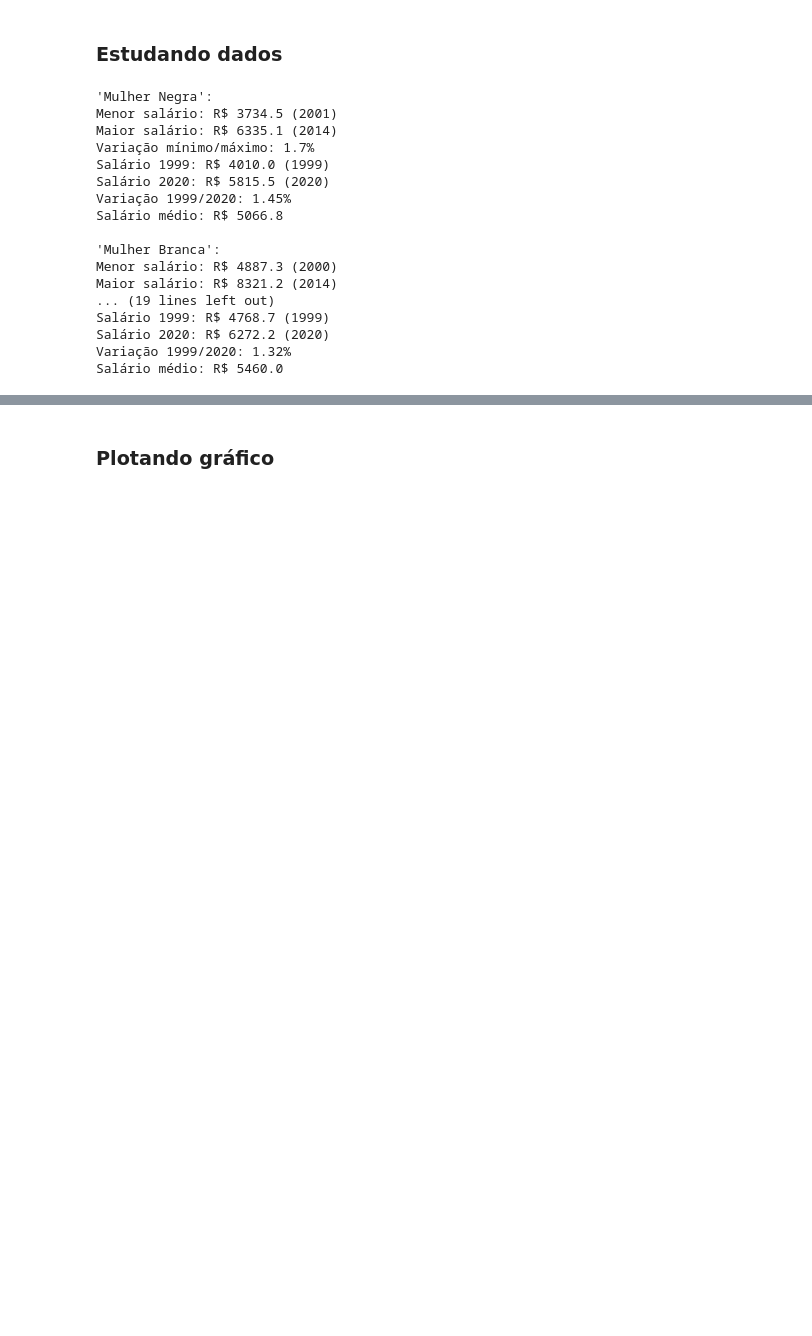
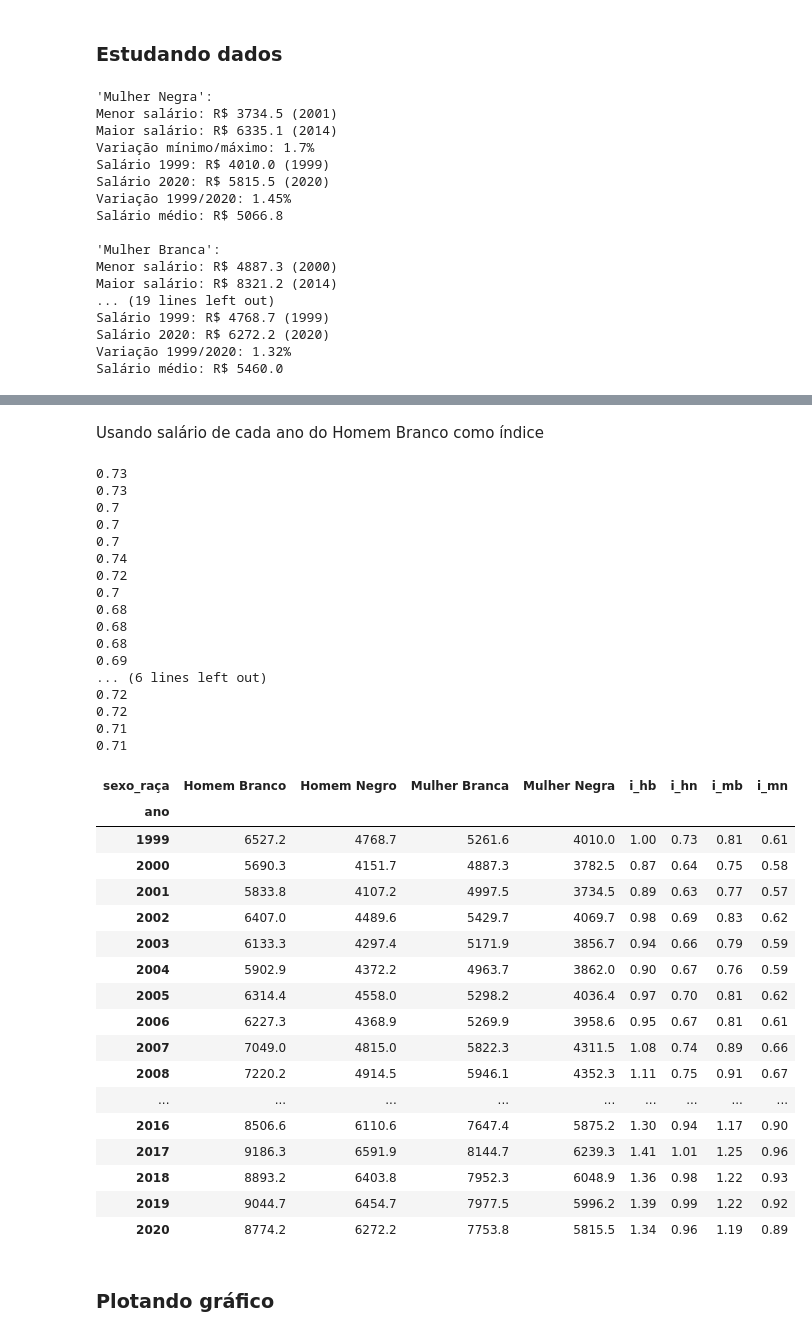
Before and after one commit to deborabastos/hacker_fiscalizacao, a Jupyter notebook: serviores.ipynb, the cells around one changed output, grey strips where cells are left out. Drawn from its saved outputs; the diff is of its cells as text; code cells hidden in the pictures; blank space fills up the shorter version.

```diff
--- a/serviores.ipynb
+++ b/serviores.ipynb
@@ -189,0 +220,9 @@ Salário médio: R$ 5460.0
+# %%
+index = df_pivot['Homem Branco'].iloc[0]
+
+df_pivot["i_hb"] = df_pivot['Homem Branco'].apply(lambda x: x/index).round(2)
+df_pivot["i_hn"] = df_pivot['Homem Negro'].apply(lambda x: x/index).round(2)
+df_pivot["i_mb"] = df_pivot['Mulher Branca'].apply(lambda x: x/index).round(2)
+df_pivot["i_mn"] = df_pivot['Mulher Negra'].apply(lambda x: x/index).round(2)
+
+df_pivot[['i_hb', 'i_hn', 'i_mb', 'i_mn']]
@@ -190,3 +248,65 @@ Salário médio: R$ 5460.0
+# %% [markdown]
+Usando salário de cada ano do Homem Branco como índice
+# %%
+grupos = {'Homem Negro'}
+
+for i in grupos:
+    for row in range(len(df_pivot)):
+        ind = df_pivot['Homem Branco'].iloc[row]
+        # print(ind)
+        n = df_pivot[i].iloc[row]
+        # print(n)
+        print((n/ind).round(2))
+        var = (n/ind).round(2)
+        # df_pivot[(i + '%')].iloc[row] = var
+        # df_pivot[[(i + ' %'),row]] = df_pivot[[i, row]]
+
+        # .apply(lambda x: x/ind).values[row].round(2)
+
+
+# renomear colunas 0 a 3
+
+# df_pivot["comp_hn"] = df_pivot['Homem Negro'].apply(lambda x: x/index).round(2)
+# df_pivot["comp_mb"] = df_pivot['Mulher Branca'].apply(lambda x: x/index).round(2)
+# df_pivot["comp_mn"] = df_pivot['Mulher Negra'].apply(lambda x: x/index).round(2)
+
+df_pivot
+# %% [output]
+0.73
+0.73
+0.7
+0.7
+0.7
+0.74
+0.72
+0.7
+0.68
+0.68
+0.68
+0.69
+... (6 lines left out)
+0.72
+0.72
+0.71
+0.71
+| sexo_raça | Homem Branco | Homem Negro | Mulher Branca | Mulher Negra | i_hb | i_hn | i_mb | i_mn |
+| ano |  |  |  |  |  |  |  |  |
+| 1999 | 6527.2 | 4768.7 | 5261.6 | 4010.0 | 1.00 | 0.73 | 0.81 | 0.61 |
+| 2000 | 5690.3 | 4151.7 | 4887.3 | 3782.5 | 0.87 | 0.64 | 0.75 | 0.58 |
+| 2001 | 5833.8 | 4107.2 | 4997.5 | 3734.5 | 0.89 | 0.63 | 0.77 | 0.57 |
+| 2002 | 6407.0 | 4489.6 | 5429.7 | 4069.7 | 0.98 | 0.69 | 0.83 | 0.62 |
+| 2003 | 6133.3 | 4297.4 | 5171.9 | 3856.7 | 0.94 | 0.66 | 0.79 | 0.59 |
+| 2004 | 5902.9 | 4372.2 | 4963.7 | 3862.0 | 0.90 | 0.67 | 0.76 | 0.59 |
+| 2005 | 6314.4 | 4558.0 | 5298.2 | 4036.4 | 0.97 | 0.70 | 0.81 | 0.62 |
+| 2006 | 6227.3 | 4368.9 | 5269.9 | 3958.6 | 0.95 | 0.67 | 0.81 | 0.61 |
+| 2007 | 7049.0 | 4815.0 | 5822.3 | 4311.5 | 1.08 | 0.74 | 0.89 | 0.66 |
+| 2008 | 7220.2 | 4914.5 | 5946.1 | 4352.3 | 1.11 | 0.75 | 0.91 | 0.67 |
+| ... | ... | ... | ... | ... | ... | ... | ... | ... |
+| 2016 | 8506.6 | 6110.6 | 7647.4 | 5875.2 | 1.30 | 0.94 | 1.17 | 0.90 |
+| 2017 | 9186.3 | 6591.9 | 8144.7 | 6239.3 | 1.41 | 1.01 | 1.25 | 0.96 |
+| 2018 | 8893.2 | 6403.8 | 7952.3 | 6048.9 | 1.36 | 0.98 | 1.22 | 0.93 |
+| 2019 | 9044.7 | 6454.7 | 7977.5 | 5996.2 | 1.39 | 0.99 | 1.22 | 0.92 |
+| 2020 | 8774.2 | 6272.2 | 7753.8 | 5815.5 | 1.34 | 0.96 | 1.19 | 0.89 |
 # %% [markdown]
 ### Plotando gráfico
 # %%
```
Also changed, not shown: parts of 7 cells of this notebook.
